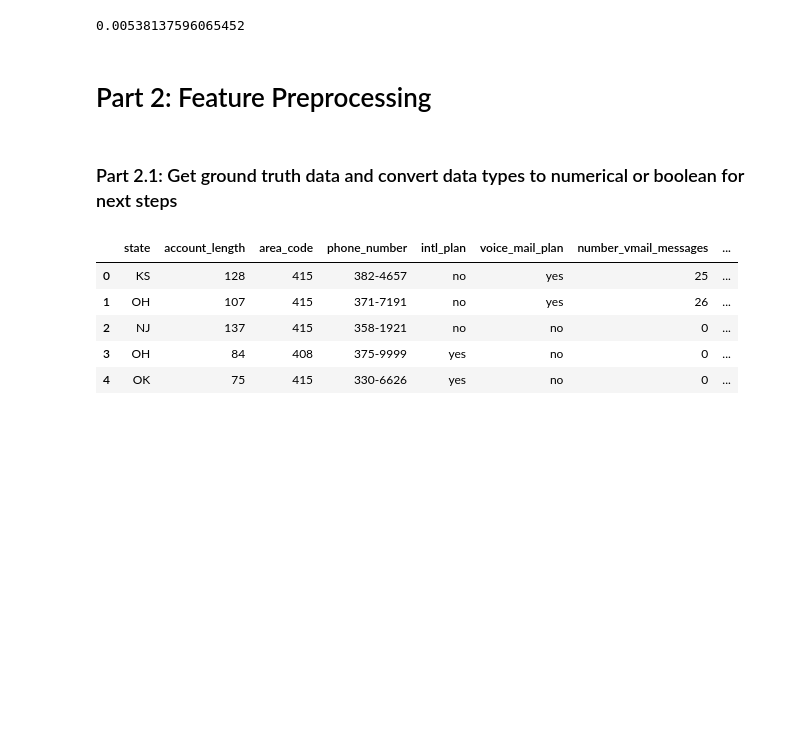
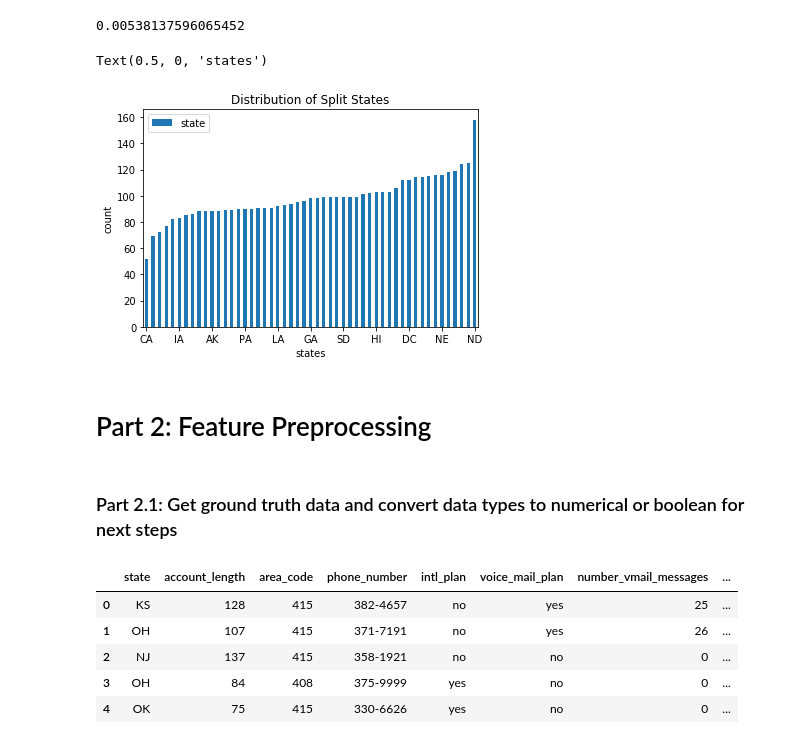
Before and after one commit to vendyliang/MachineLearningProjects, a Jupyter notebook: Telecommunication_User_Churn_Prediction.ipynb, the cells around one changed output. Cells and saved outputs as stored; diff of their text form; code cells hidden in the pictures; blank space fills up the shorter version.

```diff
--- a/Telecommunication_User_Churn_Prediction.ipynb
+++ b/Telecommunication_User_Churn_Prediction.ipynb
@@ -194,6 +209,23 @@ print (pearsonr(churn_df['total_day_minutes'], churn_df['number_vmail_messages']
 # p-value is 0.70
 # %% [output]
 0.00538137596065452
+# %%
+bar_state = pd.get_dummies(churn_df['state']).sum()
+
+#KS                   1
+#OH                   3
+#OK                   3
+
+
+bar_state.sort_values(ascending=True).plot.bar(label = 'state')
+plt.title('Distribution of Split States')
+plt.legend(loc = 'upper left')
+plt.xticks(np.arange(0, 51, step=5), rotation = 0)
+plt.ylabel('count')
+plt.xlabel('states')
+# %% [output]
+Text(0.5, 0, 'states')
+[figure, added]
 # %% [markdown]
 # Part 2: Feature Preprocessing
 # %% [markdown]
```
Also changed, not shown: parts of 47 cells of this notebook.
